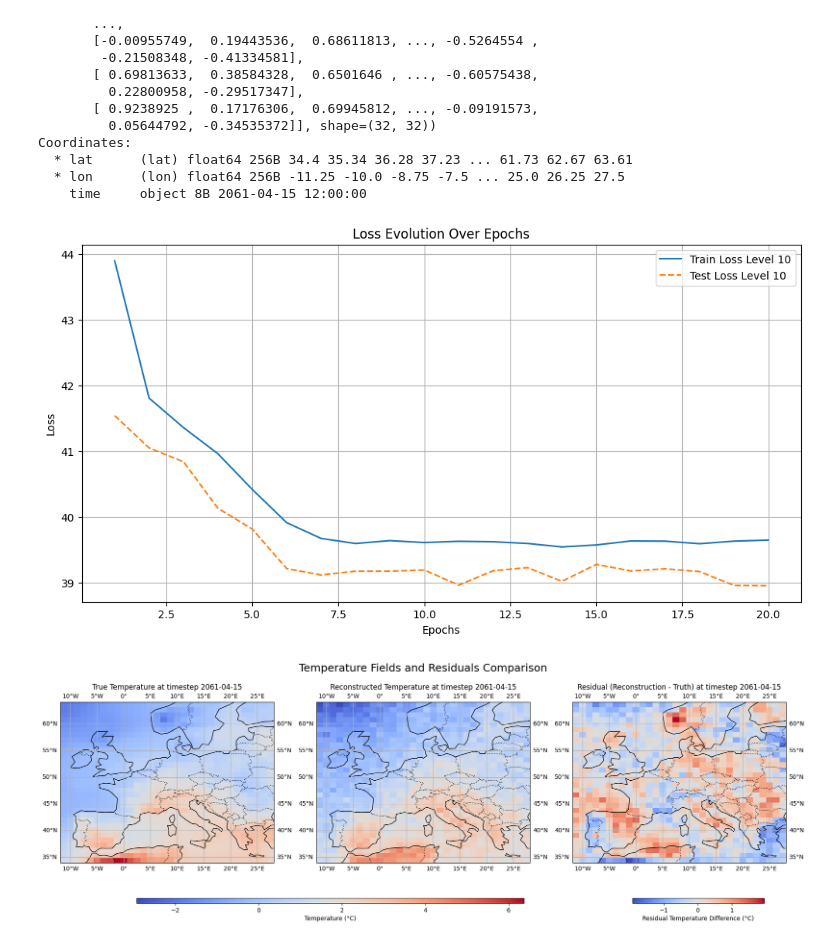
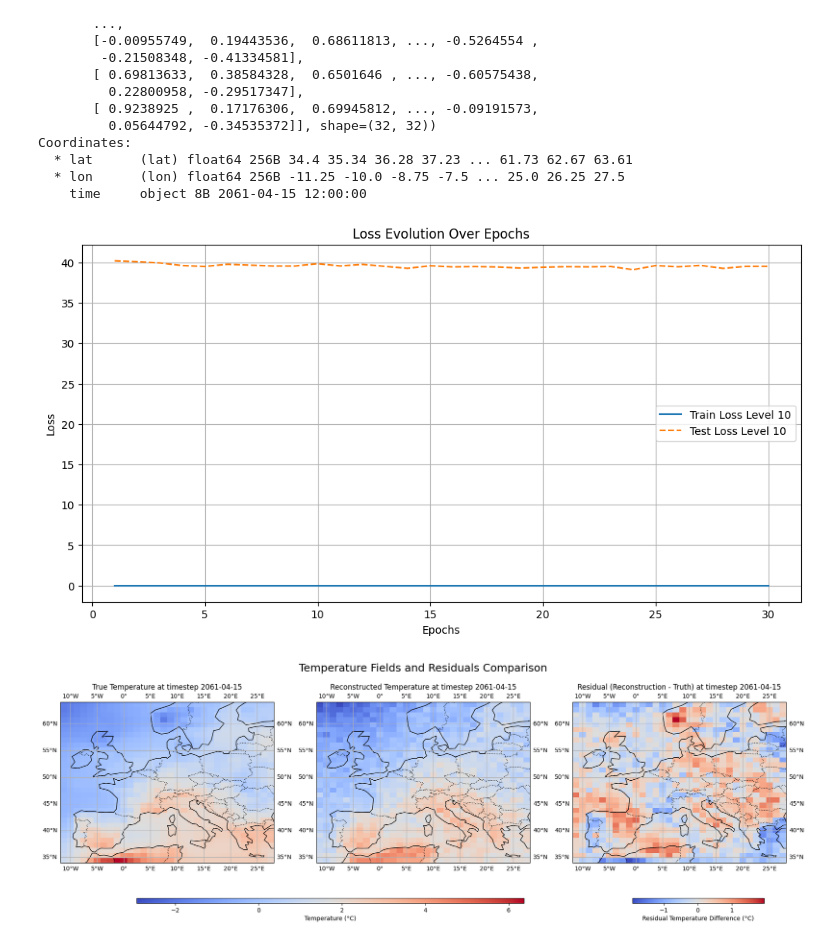
Before and after one commit to Motte12/dpa_for_llaae, a Jupyter notebook: joint_training/joint_training.ipynb, the cells around one changed output. Drawn from its saved outputs; the diff is of its cells as text; code cells hidden in the pictures.

```diff
--- a/joint_training/joint_training.ipynb
+++ b/joint_training/joint_training.ipynb
@@ -108,0 +109,34 @@ Training linear model ...
+# %%
+import pandas as pd
+import matplotlib.pyplot as plt
+
+# Read the CSV-style log file (comma-separated)
+df = pd.read_csv("saved_models/log.txt", header=None)
+
+# Preview the structure (optional)
+print(df.head())
+
+# Extract the 2nd, 3rd, and 5th columns (Python uses 0-based indexing)
+col2 = df.iloc[:, 2]
+col3 = df.iloc[:, 3]
+col5 = df.iloc[:, 5]
+
+# Create an index or x-axis (e.g., row numbers or epoch numbers)
+x = df.index  # or use a custom index like df.iloc[:, 0] if there's an epoch column
+
+# Plotting
+plt.figure(figsize=(10, 6))
+plt.plot(x, col2, label="Latent decodings Loss", marker='o')
+plt.plot(x, col3, label="Total Joint Loss", marker='s')
+plt.plot(x, col5, label="Test Loss", marker='^')
+
+# Plot style
+plt.title("Plot of Columns 2, 3, and 5 from log.txt", fontsize=14)
+plt.xlabel("Row Index", fontsize=12)
+plt.ylabel("Values", fontsize=12)
+plt.grid(True, linestyle='--', alpha=0.5)
+plt.legend()
+plt.tight_layout()
+
+# Show the plot
+plt.show()
@@ -324,35 +373,35 @@ def plot_loss_evolution(loss_data, k_levels=None, save_path=None):
         k_levels = range(train_losses.shape[1])  # Default to all levels
 
     epochs = np.arange(1, len(train_losses) + 1)
 
     plt.figure(figsize=(12, 6))
     for k in k_levels:
         if k < train_losses.shape[1]:  # Ensure k is valid
             plt.plot(epochs, train_losses[:, k], label=f"Train Loss Level {k}")
             if len(test_losses) > 0:
                 plt.plot(epochs, test_losses[:, k], '--', label=f"Test Loss Level {k}")
         else:
             print(f"Warning: k level {k} is out of bounds and will be ignored.")
 
     plt.xlabel("Epochs")
     plt.ylabel("Loss")
     plt.title("Loss Evolution Over Epochs")
     plt.legend()
     plt.grid()
     if save_path:
         plt.savefig(save_path, bbox_inches='tight')
     else:
         plt.show()
 
 # Example usage
-log_file_path = "log.txt"  # Replace with the path to your .log file
+log_file_path = "saved_models/log.txt"  # Replace with the path to your .log file
 loss_data = parse_log_file(log_file_path)
 
 # Specify the `k` levels you want to plot, or set to `None` to plot all levels
 k_levels_to_plot = [10]  # Example: Plot only levels 0 and 2
 plot_loss_evolution(loss_data, k_levels=k_levels_to_plot, save_path="loss_evolution_k_levels.png")  # Replace with None to display the plot
 # %% [output]
-[figure, old version]
+[figure, new version]
 # %%
 total_residual = reconstructed_da - ds_test
 total_residual
```
Also changed, not shown: parts of 2 cells of this notebook, 2 other files.
